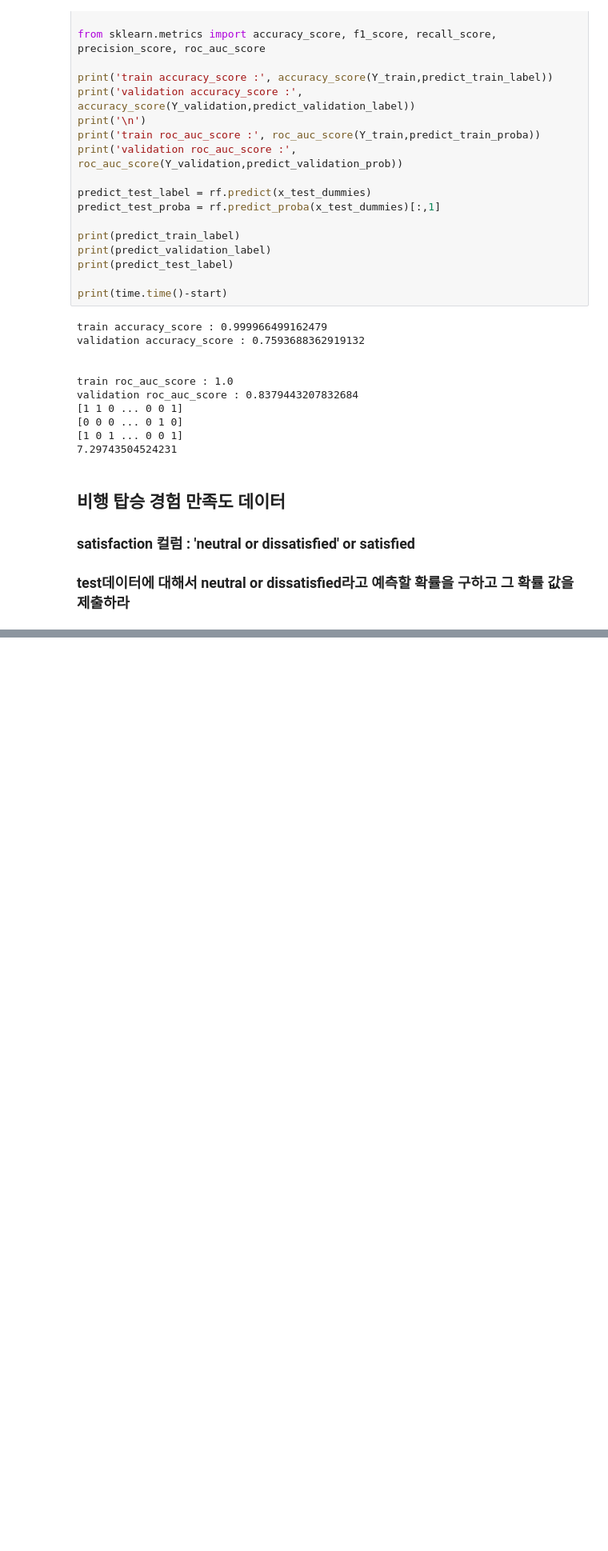
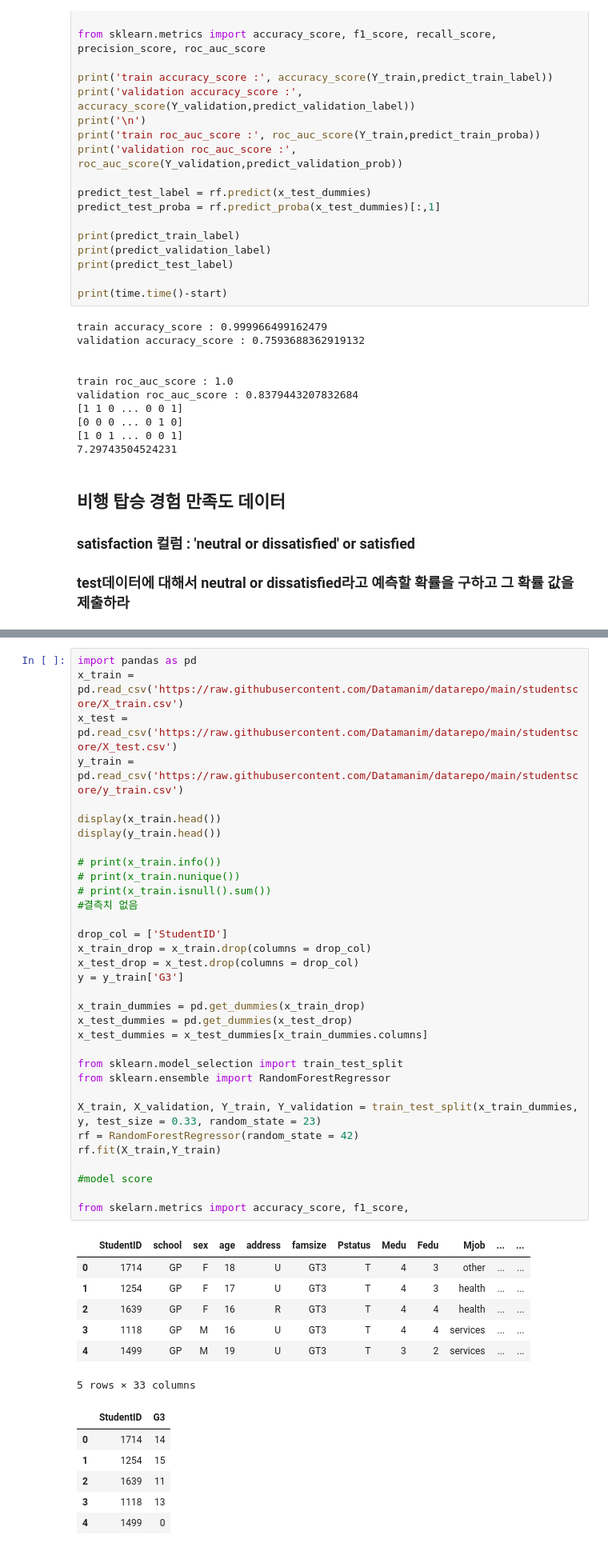
Before and after one commit to applesatang/my, a Jupyter notebook: pandas/2q.ipynb, the cells around one changed output, grey strips where cells are left out. Shown: that part at 80% size. Cells and saved outputs as stored; diff of their text form; blank space fills up the shorter version.

```diff
--- a/pandas/2q.ipynb
+++ b/pandas/2q.ipynb
@@ -449,0 +515,47 @@ print('validation accuracy score :', accuracy_score(Y_validation,predict_validat
+# %%
+import pandas as pd
+x_train = pd.read_csv('https://raw.githubusercontent.com/Datamanim/datarepo/main/studentscore/X_train.csv')
+x_test = pd.read_csv('https://raw.githubusercontent.com/Datamanim/datarepo/main/studentscore/X_test.csv')
+y_train = pd.read_csv('https://raw.githubusercontent.com/Datamanim/datarepo/main/studentscore/y_train.csv')
+
+display(x_train.head())
+display(y_train.head())
+
+# print(x_train.info())
+# print(x_train.nunique())
+# print(x_train.isnull().sum())
+#결측치 없음
+
+drop_col = ['StudentID']
+x_train_drop = x_train.drop(columns = drop_col)
+x_test_drop = x_test.drop(columns = drop_col)
+y = y_train['G3']
+
+x_train_dummies = pd.get_dummies(x_train_drop)
+x_test_dummies = pd.get_dummies(x_test_drop)
+x_test_dummies = x_test_dummies[x_train_dummies.columns]
+
+from sklearn.model_selection import train_test_split
+from sklearn.ensemble import RandomForestRegressor
+
+X_train, X_validation, Y_train, Y_validation = train_test_split(x_train_dummies, y, test_size = 0.33, random_state = 23)
+rf = RandomForestRegressor(random_state = 42)
+rf.fit(X_train,Y_train)
+
+#model score
+
+from skelarn.metrics import accuracy_score, f1_score,
+# %% [output]
+|  | StudentID | school | sex | age | address | famsize | Pstatus | Medu | Fedu | Mjob | ... | ... |
+| 0 | 1714 | GP | F | 18 | U | GT3 | T | 4 | 3 | other | ... | ... |
+| 1 | 1254 | GP | F | 17 | U | GT3 | T | 4 | 3 | health | ... | ... |
+| 2 | 1639 | GP | F | 16 | R | GT3 | T | 4 | 4 | health | ... | ... |
+| 3 | 1118 | GP | M | 16 | U | GT3 | T | 4 | 4 | services | ... | ... |
+| 4 | 1499 | GP | M | 19 | U | GT3 | T | 3 | 2 | services | ... | ... |
+5 rows × 33 columns
+|  | StudentID | G3 |
+| 0 | 1714 | 14 |
+| 1 | 1254 | 15 |
+| 2 | 1639 | 11 |
+| 3 | 1118 | 13 |
+| 4 | 1499 | 0 |
```
Also changed, not shown: parts of 3 cells of this notebook.
